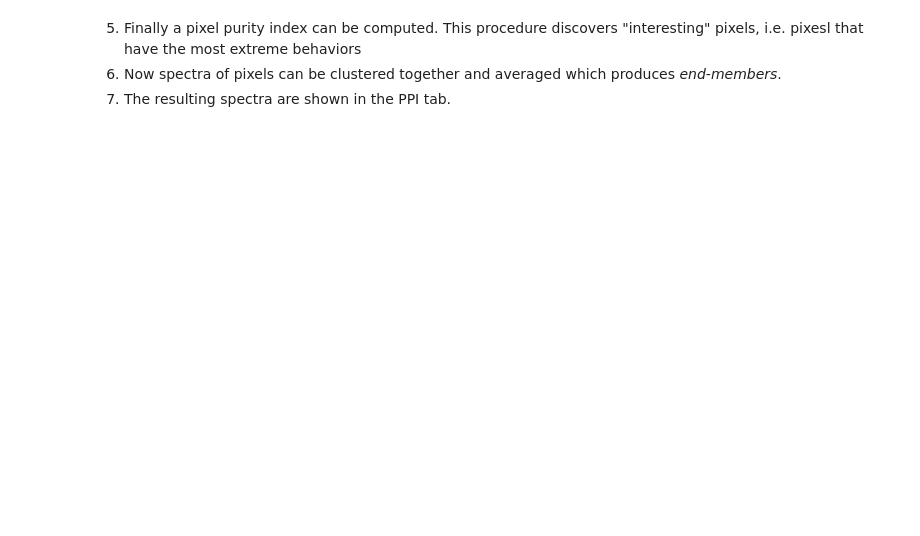
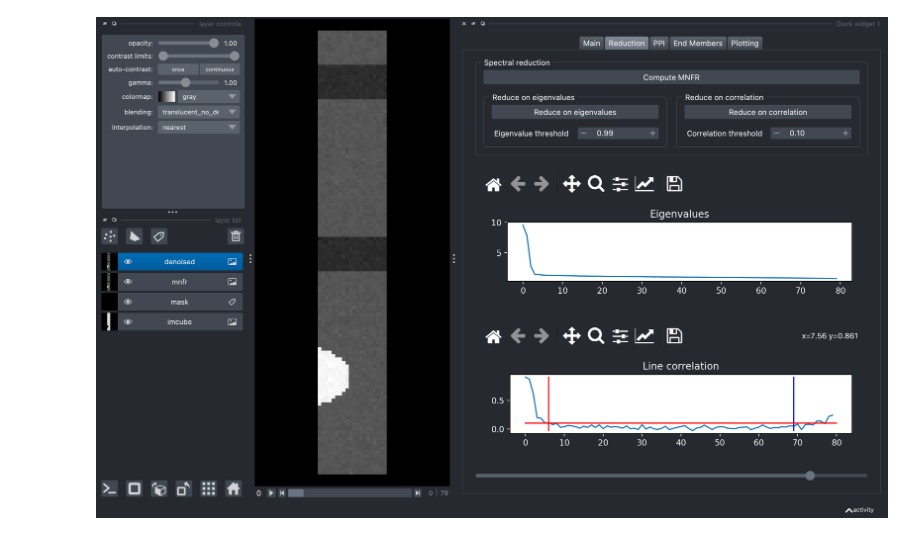
Before and after one commit to guiwitz/napari-sediment, a Jupyter notebook: book/Dimensionality_reduction.ipynb, the cells around one changed output. Cells and saved outputs as stored; diff of their text form; code cells hidden in the pictures; blank space fills up the shorter version.

```diff
--- a/book/Dimensionality_reduction.ipynb
+++ b/book/Dimensionality_reduction.ipynb
@@ -47,4 +42,0 @@ nbscreenshot(viewer)
-# %% [markdown]
-5. Finally a pixel purity index can be computed. This procedure discovers "interesting" pixels, i.e. pixesl that have the most extreme behaviors
-6. Now spectra of pixels can be clustered together and averaged which produces *end-members*.
-7. The resulting spectra are shown in the PPI tab.
@@ -50,0 +45,4 @@ nbscreenshot(viewer)
+# %%
+nbscreenshot(viewer)
+# %% [output]
+[figure, added]
```
Also changed, not shown: parts of 14 cells of this notebook, 1 other file.
